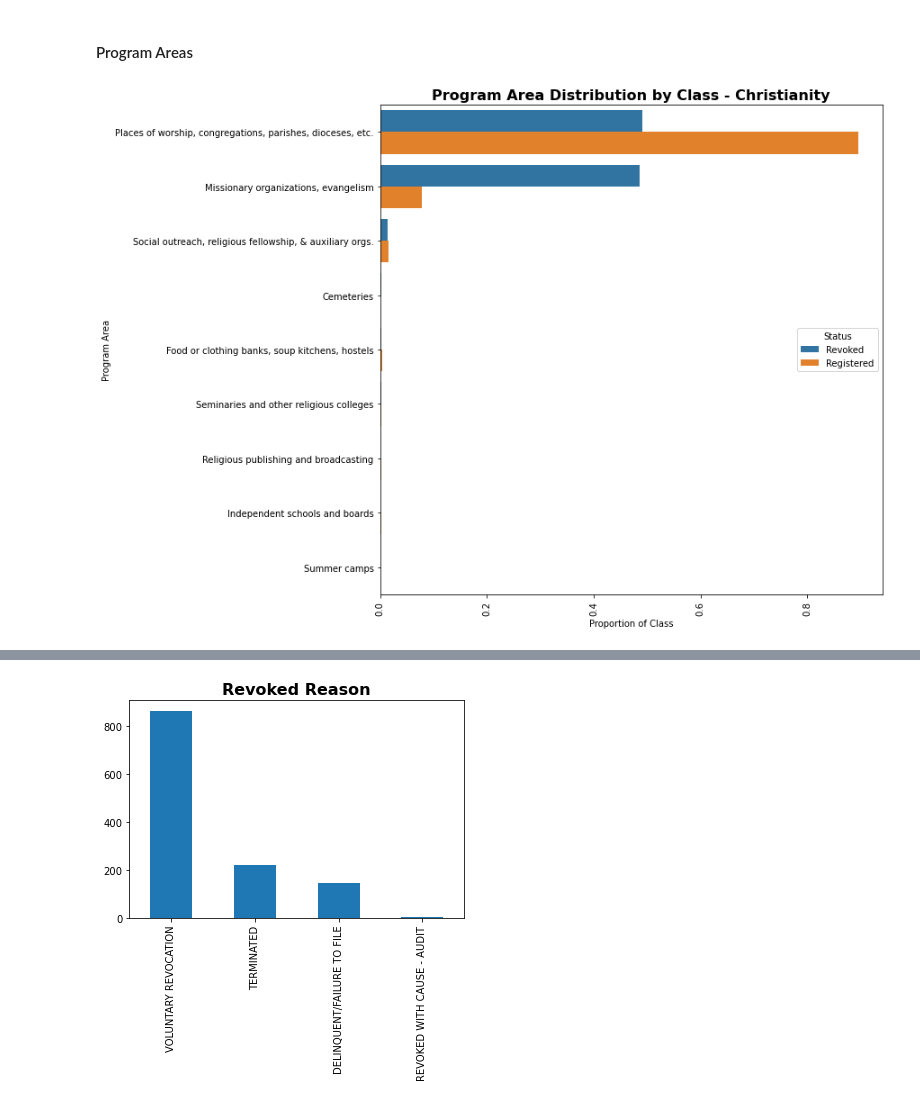
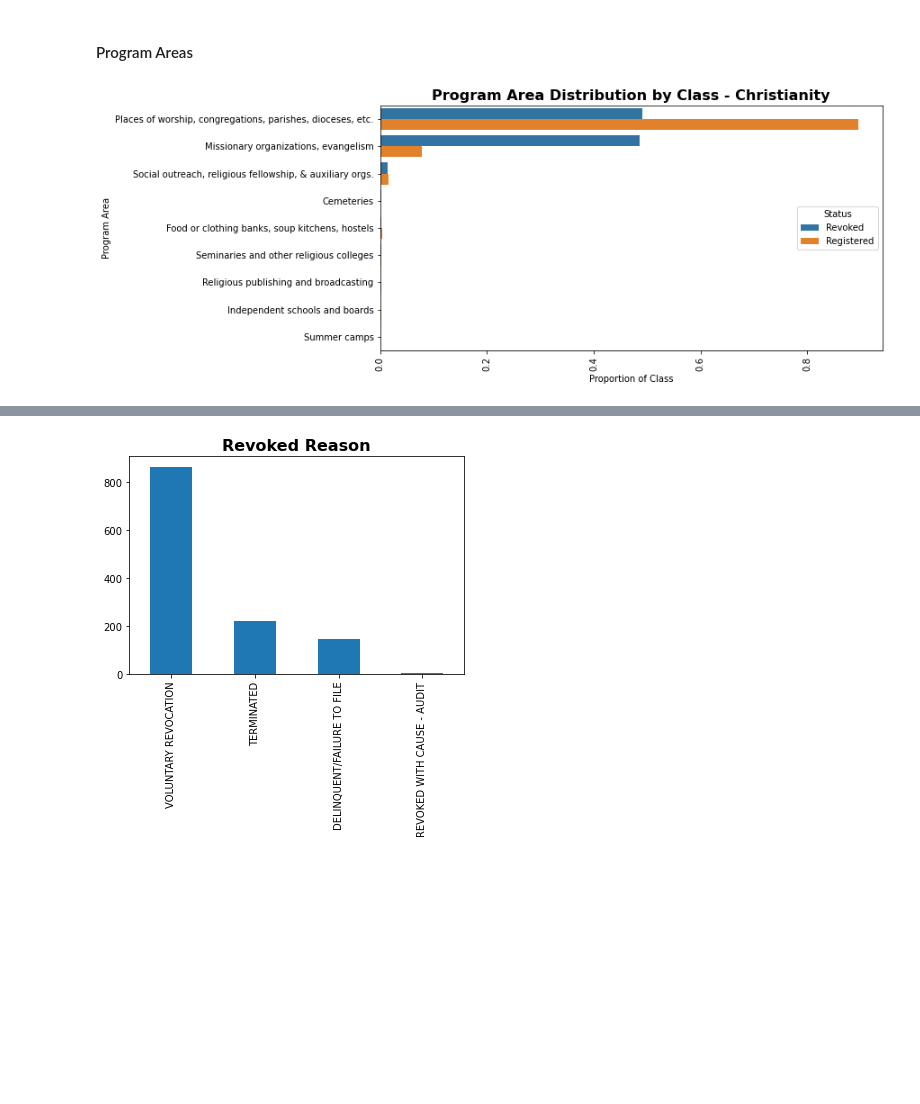
Before and after one commit to samanthacassar/canadacharities, a Jupyter notebook: exploratory_analysis.ipynb, the cells around one changed output, grey strips where cells are left out. Saved outputs shown, nothing was run; the diff lists cells and outputs as text; code cells hidden in the pictures; blank space fills up the shorter version.

```diff
--- a/exploratory_analysis.ipynb
+++ b/exploratory_analysis.ipynb
@@ -48,7 +49,7 @@ for category in top_categories:
     top_subcategories = cat_df['Sub-Category'].value_counts(dropna=False)[:10].index.tolist()
     cat_df = cat_df.loc[cat_df['Sub-Category'].isin(top_subcategories), :]
 
-    plt.figure(figsize=[10,10])
+    plt.figure(figsize=[10,5])
     cat_df = cat_df.groupby(['Status','Sub-Category'])['BN/Registration Number'].agg(['count'])
     cat_df['subcategory_perc'] = cat_df['count'] / (cat_df.groupby(level=0)['count'].transform('sum'))
     cat_df = cat_df['subcategory_perc'].reset_index().sort_values(['Status', 'subcategory_perc'], ascending=False)
@@ -125,22 +126,22 @@ for province in canada_provinces:
 # %%
 top_categories = df['Category'].value_counts(dropna=False)[:10].index.tolist()
 
 for category in top_categories:
     cat_df = df.loc[df['Category']==category, :] #filter for category data
     cat_df = cat_df[cat_df['1200 Program Area']!='(Free-form text)'] #removing free-form text responses for easy comparison
     top_program_areas = cat_df['1200 Program Area'].value_counts(dropna=False)[:10].index.tolist()
     cat_df = cat_df.loc[cat_df['1200 Program Area'].isin(top_program_areas), :]
 
-    plt.figure(figsize=[10,10])
+    plt.figure(figsize=[10,5])
     cat_df = cat_df.groupby(['Status','1200 Program Area'])['BN/Registration Number'].agg(['count'])
     cat_df['subcategory_perc'] = cat_df['count'] / (cat_df.groupby(level=0)['count'].transform('sum'))
     cat_df = cat_df['subcategory_perc'].reset_index().sort_values(['Status', 'subcategory_perc'], ascending=False)
 
     sns.barplot(x='subcategory_perc', y='1200 Program Area', hue='Status', data=cat_df)
     plt.xticks(rotation=90)
     plt.ylabel('Program Area')
     plt.xlabel('Proportion of Class')
     plt.title('Program Area Distribution by Class - {}'.format(category), fontsize = 16, fontweight='bold')
     plt.show();
 # %% [output]
-[figure, old version]
+[figure, new version]
```
Also changed, not shown: parts of 17 cells of this notebook.
